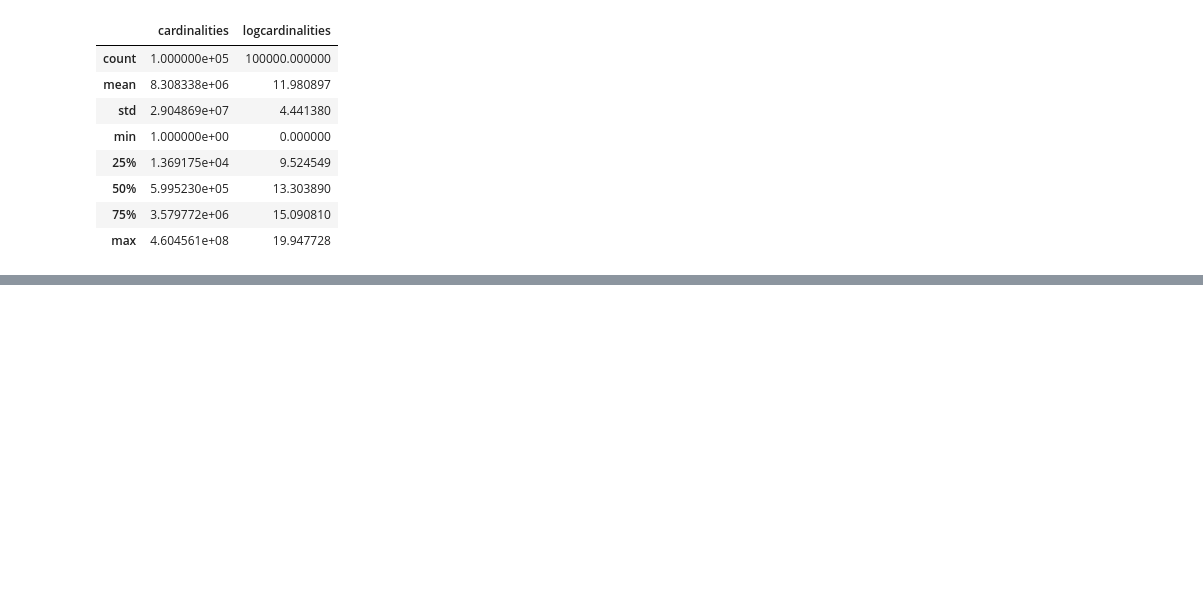
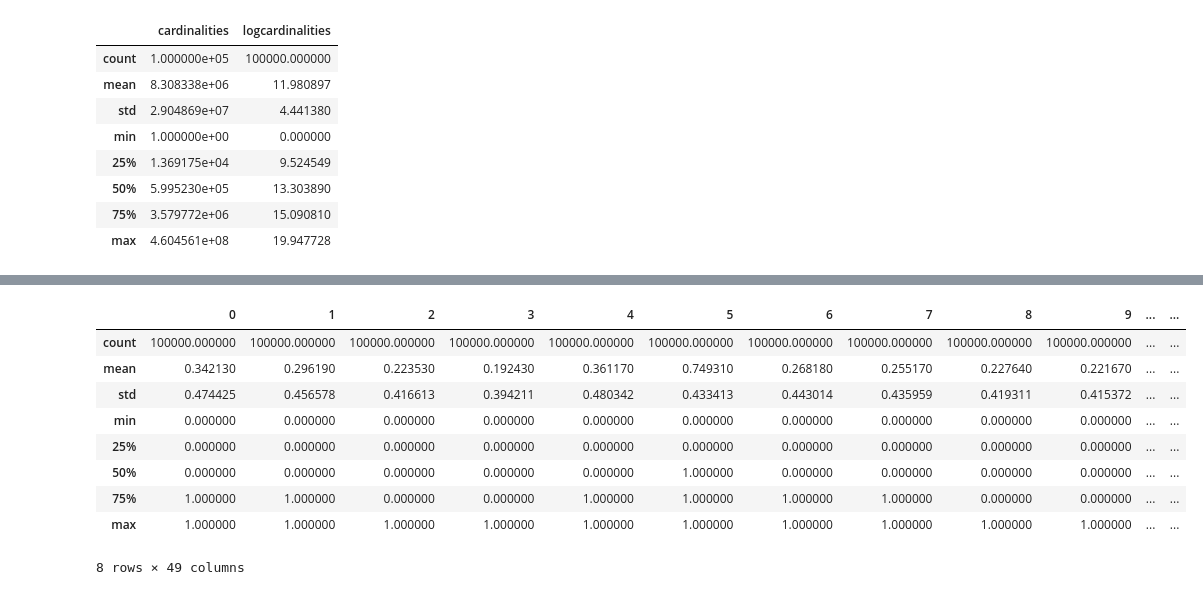
Before and after one commit to denmartins/learnedcardinalities, a Jupyter notebook: notebooks/EDA.ipynb, the cells around one changed output, grey strips where cells are left out. Saved outputs shown, nothing was run; the diff lists cells and outputs as text; code cells hidden in the pictures; blank space fills up the shorter version.

```diff
--- a/notebooks/EDA.ipynb
+++ b/notebooks/EDA.ipynb
@@ -38,0 +123,13 @@ df_queries.describe()
+# %%
+encoded_data.describe(include='all')
+# %% [output]
+|  | 0 | 1 | 2 | 3 | 4 | 5 | 6 | 7 | 8 | 9 | ... | ... |
+| count | 100000.000000 | 100000.000000 | 100000.000000 | 100000.000000 | 100000.000000 | 100000.000000 | 100000.000000 | 100000.000000 | 100000.000000 | 100000.000000 | ... | ... |
+| mean | 0.342130 | 0.296190 | 0.223530 | 0.192430 | 0.361170 | 0.749310 | 0.268180 | 0.255170 | 0.227640 | 0.221670 | ... | ... |
+| std | 0.474425 | 0.456578 | 0.416613 | 0.394211 | 0.480342 | 0.433413 | 0.443014 | 0.435959 | 0.419311 | 0.415372 | ... | ... |
+| min | 0.000000 | 0.000000 | 0.000000 | 0.000000 | 0.000000 | 0.000000 | 0.000000 | 0.000000 | 0.000000 | 0.000000 | ... | ... |
+| 25% | 0.000000 | 0.000000 | 0.000000 | 0.000000 | 0.000000 | 0.000000 | 0.000000 | 0.000000 | 0.000000 | 0.000000 | ... | ... |
+| 50% | 0.000000 | 0.000000 | 0.000000 | 0.000000 | 0.000000 | 1.000000 | 0.000000 | 0.000000 | 0.000000 | 0.000000 | ... | ... |
+| 75% | 1.000000 | 1.000000 | 0.000000 | 0.000000 | 1.000000 | 1.000000 | 1.000000 | 1.000000 | 0.000000 | 0.000000 | ... | ... |
+| max | 1.000000 | 1.000000 | 1.000000 | 1.000000 | 1.000000 | 1.000000 | 1.000000 | 1.000000 | 1.000000 | 1.000000 | ... | ... |
+8 rows × 49 columns
```
Also changed, not shown: parts of 14 cells of this notebook, 2 other files.
